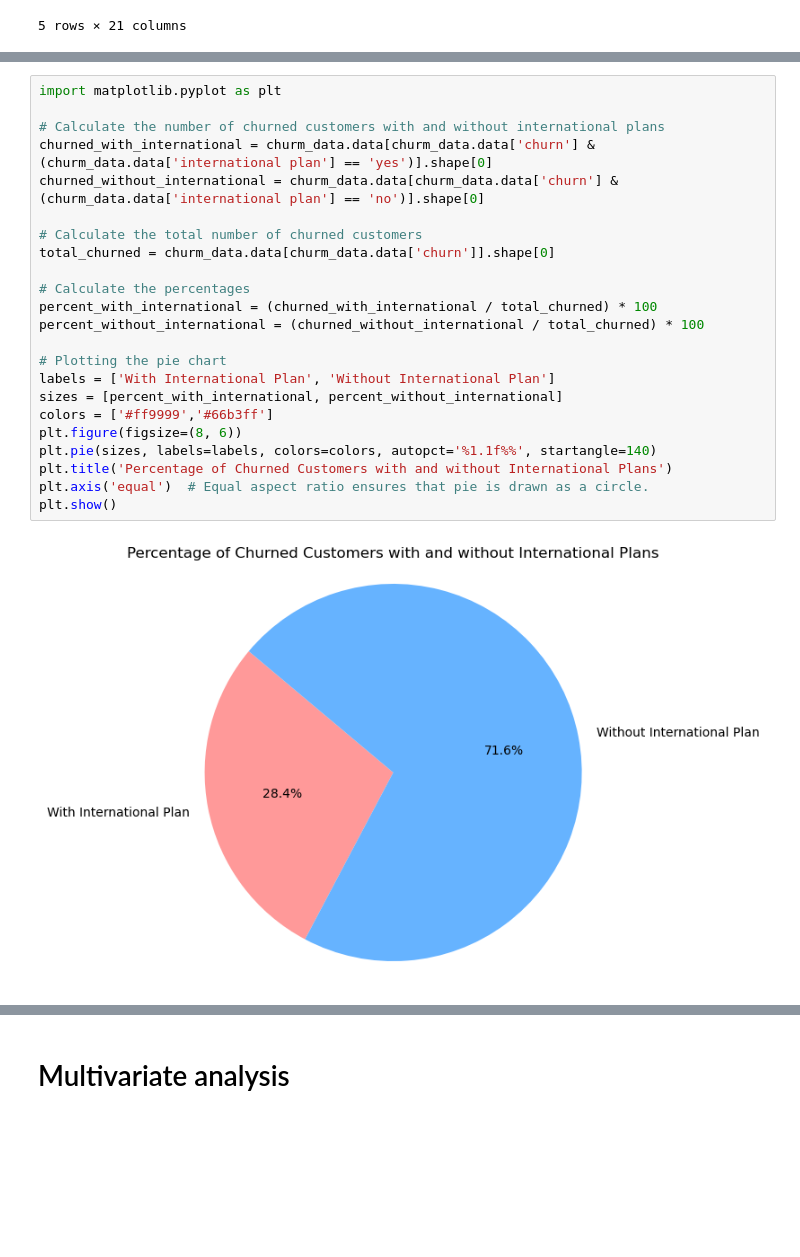
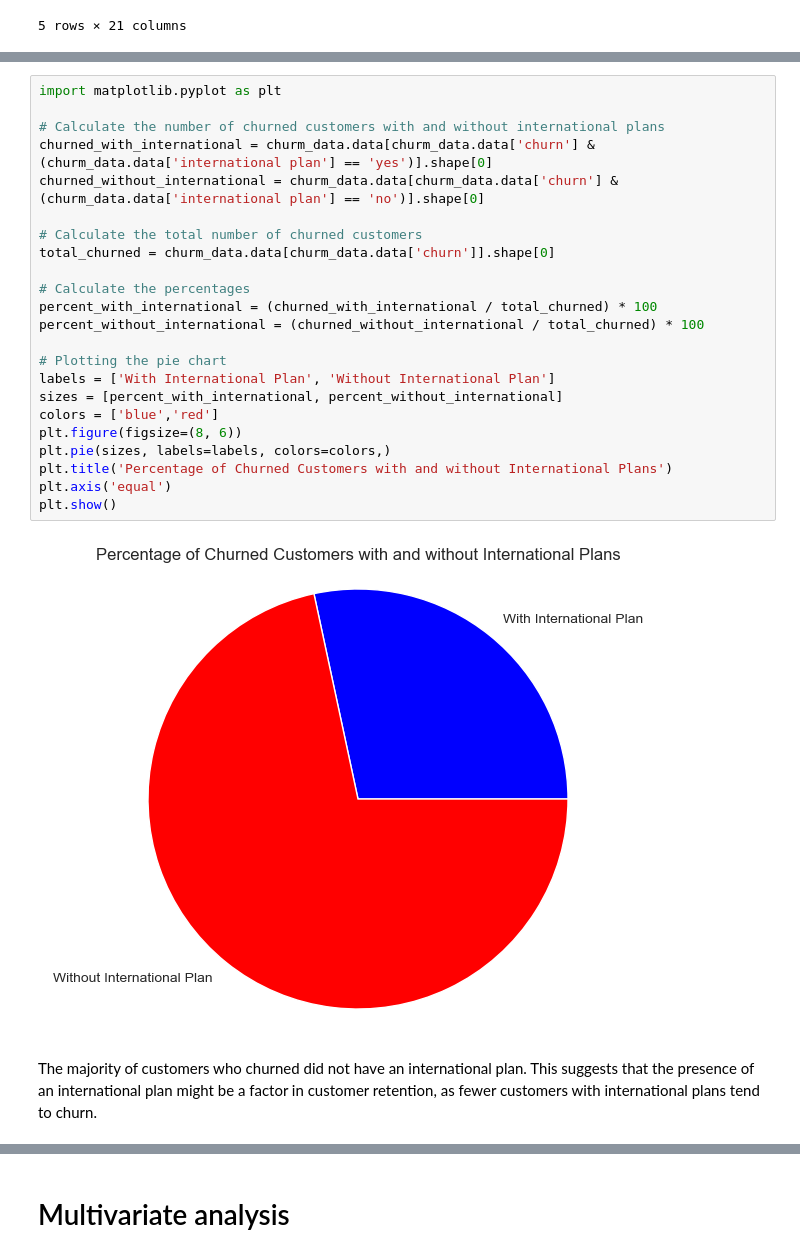
Before and after one commit to winnycodegurl/MachineLearningprojectphase3, a Jupyter notebook: Studentnotebook.ipynb, the cells around one changed output, grey strips where cells are left out. Saved outputs shown, nothing was run; the diff lists cells and outputs as text; blank space fills up the shorter version.

```diff
--- a/Studentnotebook.ipynb
+++ b/Studentnotebook.ipynb
@@ -461,28 +490,30 @@ plt.show()
 # %%
 import matplotlib.pyplot as plt
 
 # Calculate the number of churned customers with and without international plans
 churned_with_international = churm_data.data[churm_data.data['churn'] & (churm_data.data['international plan'] == 'yes')].shape[0]
 churned_without_international = churm_data.data[churm_data.data['churn'] & (churm_data.data['international plan'] == 'no')].shape[0]
 
 # Calculate the total number of churned customers
 total_churned = churm_data.data[churm_data.data['churn']].shape[0]
 
 # Calculate the percentages
 percent_with_international = (churned_with_international / total_churned) * 100
 percent_without_international = (churned_without_international / total_churned) * 100
 
 # Plotting the pie chart
 labels = ['With International Plan', 'Without International Plan']
 sizes = [percent_with_international, percent_without_international]
-colors = ['#ff9999','#66b3ff']
+colors = ['blue','red']
 plt.figure(figsize=(8, 6))
-plt.pie(sizes, labels=labels, colors=colors, autopct='%1.1f%%', startangle=140)
+plt.pie(sizes, labels=labels, colors=colors,)
 plt.title('Percentage of Churned Customers with and without International Plans')
-plt.axis('equal')  # Equal aspect ratio ensures that pie is drawn as a circle.
+plt.axis('equal')
 plt.show()
 # %% [output]
-[figure, old version]
+[figure, new version]
+# %% [markdown]
+The majority of customers who churned did not have an international plan. This suggests that the presence of an international plan might be a factor in customer retention, as fewer customers with international plans tend to churn.
 # %%
 import pandas as pd
 import seaborn as sns
```
Also changed, not shown: parts of 54 cells of this notebook.
